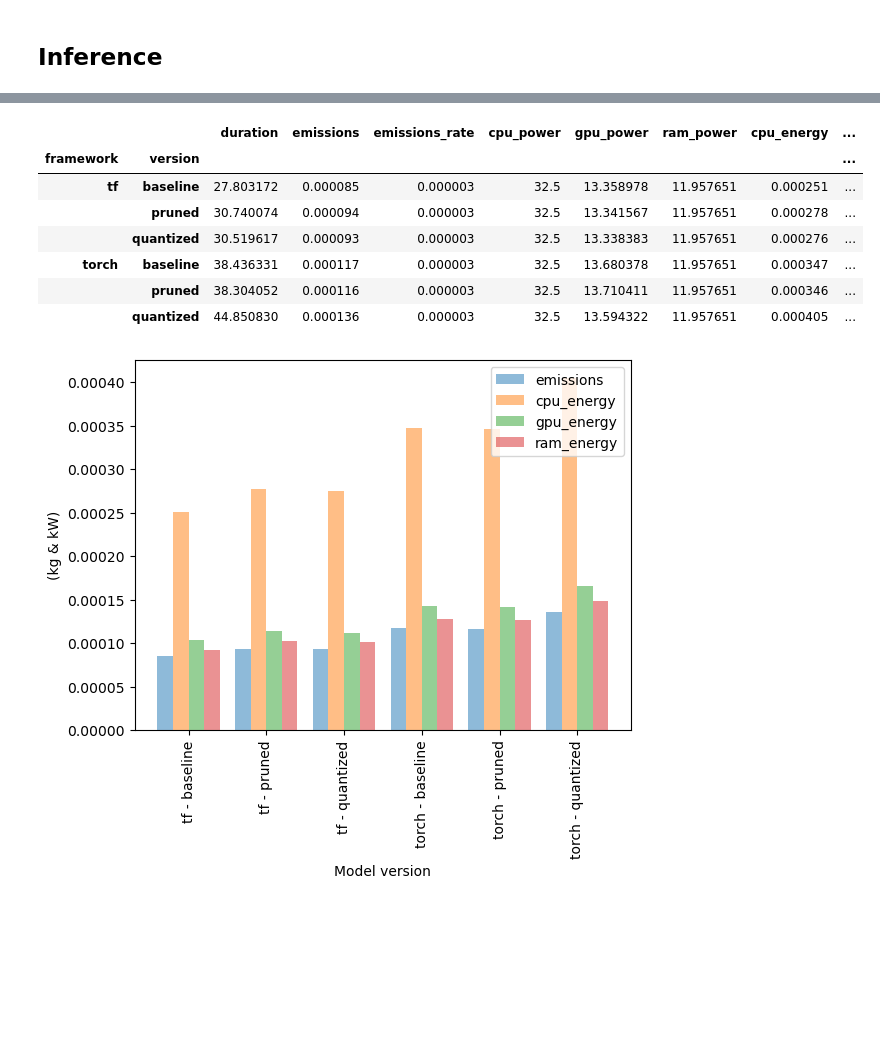
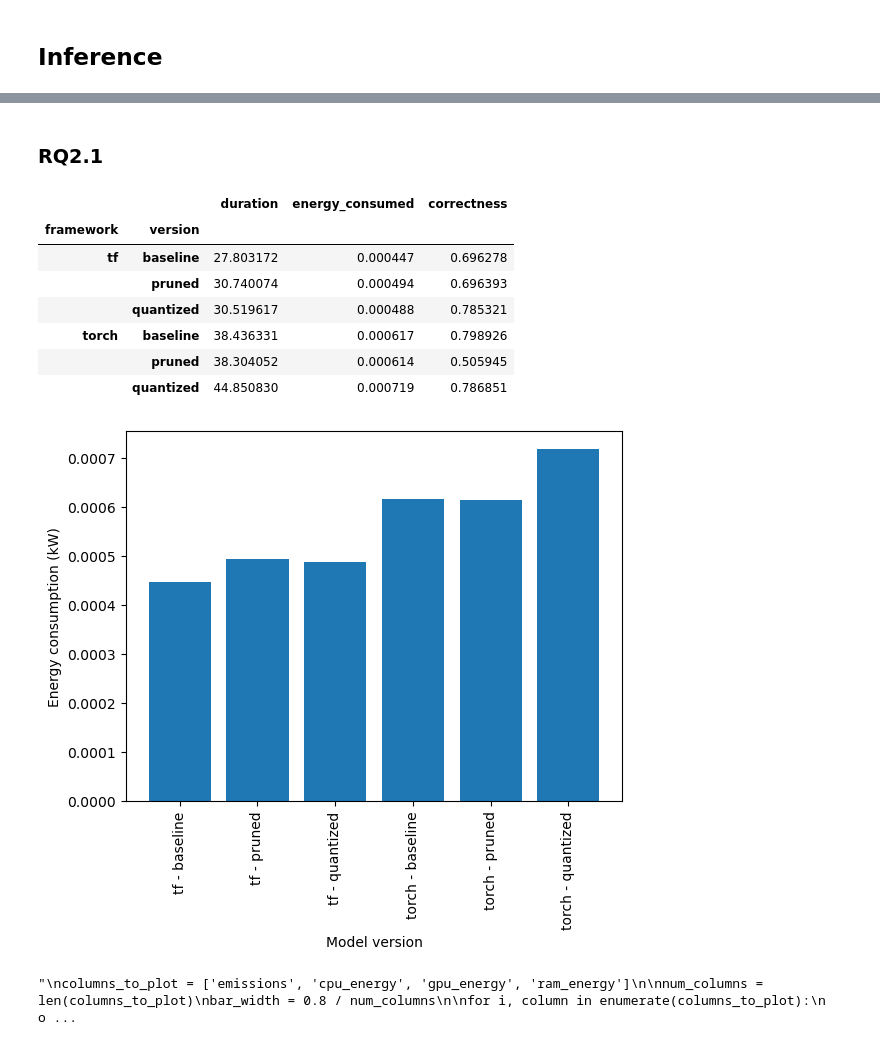
Before and after one commit to aleclagarde/tfg, a Jupyter notebook: analysis/analysis.ipynb, the cells around one changed output, grey strips where cells are left out. Cells and saved outputs as stored; diff of their text form; code cells hidden in the pictures; blank space fills up the shorter version.

```diff
--- a/analysis/analysis.ipynb
+++ b/analysis/analysis.ipynb
@@ -6,0 +45,5 @@ import matplotlib.pyplot as plt
+# %%
+inference = pd.read_csv('../results/inference_results.csv')
+inference = inference[['duration', 'energy_consumed', 'domain', 'model', 'framework', 'version', 'correctness']]
+inference = inference.replace('quantized.pth', 'quantized')
+inference
@@ -124,7 +170,2 @@ plt.show()
 # %% [markdown]
 ## Inference
-# %%
-inference = pd.read_csv('../results/inference_results.csv')
-inference = inference[['duration', 'emissions', 'emissions_rate', 'cpu_power', 'gpu_power', 'ram_power', 'cpu_energy', 'gpu_energy', 'ram_energy', 'energy_consumed', 'domain', 'model', 'framework', 'version', 'iteration', 'correctness']]
-inference = inference.replace('quantized.pth', 'quantized')
-inference
@@ -188,21 +186,0 @@ group_model
-# %%
-plot_df = group_model.reset_index()
-columns_to_plot = ['emissions', 'cpu_energy', 'gpu_energy', 'ram_energy']
-x_labels = plot_df['model'].unique()
-
-num_columns = len(columns_to_plot)
-bar_width = 0.8 / num_columns
-
-for i, column in enumerate(columns_to_plot):
-    offset = i - (num_columns - 1) / 2.0
-    x = np.arange(len(plot_df)) + offset * bar_width
-    plt.bar(x, plot_df.loc[plot_df['model'] == x_labels, column], width=bar_width, alpha=0.5, label=column)
-plt.xticks(np.arange(len(x_labels)), x_labels, rotation='vertical')
-
-plt.xlabel('Models')
-plt.ylabel('(kg & kW)')
-
-# Add the legend
-plt.legend(loc='upper right')
-
-plt.show()
@@ -218,36 +209,49 @@ plt.show()
+# %% [markdown]
+### RQ2.1
 # %%
-group_version = inference.groupby(['framework', 'version']).mean().drop(['iteration'], axis=1)
+group_version = inference.groupby(['framework', 'version']).mean()
 group_version
 # %% [output]
-|  |  | duration | emissions | emissions_rate | cpu_power | gpu_power | ram_power | cpu_energy | ... |
-| framework | version |  |  |  |  |  |  |  | ... |
-| tf | baseline | 27.803172 | 0.000085 | 0.000003 | 32.5 | 13.358978 | 11.957651 | 0.000251 | ... |
-|  | pruned | 30.740074 | 0.000094 | 0.000003 | 32.5 | 13.341567 | 11.957651 | 0.000278 | ... |
-|  | quantized | 30.519617 | 0.000093 | 0.000003 | 32.5 | 13.338383 | 11.957651 | 0.000276 | ... |
-| torch | baseline | 38.436331 | 0.000117 | 0.000003 | 32.5 | 13.680378 | 11.957651 | 0.000347 | ... |
-|  | pruned | 38.304052 | 0.000116 | 0.000003 | 32.5 | 13.710411 | 11.957651 | 0.000346 | ... |
-|  | quantized | 44.850830 | 0.000136 | 0.000003 | 32.5 | 13.594322 | 11.957651 | 0.000405 | ... |
+|  |  | duration | energy_consumed | correctness |
+| framework | version |  |  |  |
+| tf | baseline | 27.803172 | 0.000447 | 0.696278 |
+|  | pruned | 30.740074 | 0.000494 | 0.696393 |
+|  | quantized | 30.519617 | 0.000488 | 0.785321 |
+| torch | baseline | 38.436331 | 0.000617 | 0.798926 |
+|  | pruned | 38.304052 | 0.000614 | 0.505945 |
+|  | quantized | 44.850830 | 0.000719 | 0.786851 |
 # %%
 plot_df = group_version.reset_index()
+plt.bar(np.arange(len(plot_df)), plot_df['energy_consumed'])
+
+plt.xticks(np.arange(len(plot_df)), plot_df['framework'] + ' - ' + plot_df['version'], rotation='vertical')
+
+plt.xlabel('Model version')
+plt.ylabel('Energy consumption (kW)')
+
+plt.show()
+"""
 columns_to_plot = ['emissions', 'cpu_energy', 'gpu_energy', 'ram_energy']
 
 num_columns = len(columns_to_plot)
 bar_width = 0.8 / num_columns
 
 for i, column in enumerate(columns_to_plot):
     offset = i - (num_columns - 1) / 2.0
     x = np.arange(len(plot_df)) + offset * bar_width
     plt.bar(x, plot_df[column], width=bar_width, alpha=0.5, label=column)
 
 plt.xticks(np.arange(len(plot_df)), plot_df['framework'] + ' - ' + plot_df['version'], rotation='vertical')
 
 plt.xlabel('Model version')
 plt.ylabel('(kg & kW)')
 
 # Add the legend
 plt.legend(loc='upper right')
 
 plt.show()
+"""
 # %% [output]
-[figure, old version]
+[figure, new version]
+"\ncolumns_to_plot = ['emissions', 'cpu_energy', 'gpu_energy', 'ram_energy']\n\nnum_columns = len(columns_to_plot)\nbar_width = 0.8 / num_columns\n\nfor i, column in enumerate(columns_to_plot):\n    o ...
 # %%
```
Also changed, not shown: parts of 31 cells of this notebook, 11 other files.
